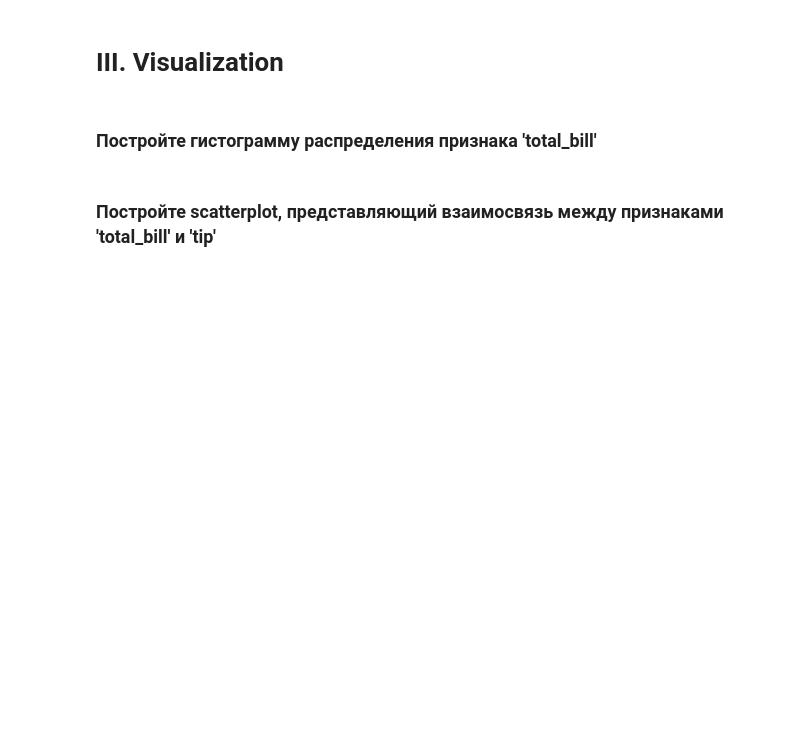
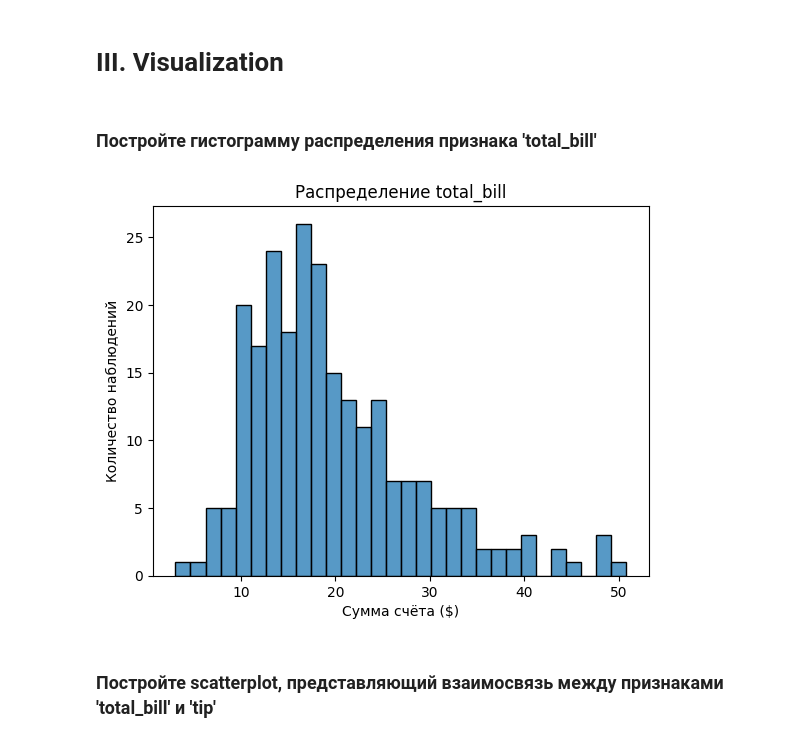
Before and after one commit to yulllss/ML-Basic, a Jupyter notebook: homework_07/homework_07.ipynb, the cells around one changed output. Drawn from its saved outputs; the diff is of its cells as text; code cells hidden in the pictures; blank space fills up the shorter version.

```diff
--- a/homework_07/homework_07.ipynb
+++ b/homework_07/homework_07.ipynb
@@ -287,2 +285,11 @@ tips.iloc[80:100]
+# %%
+sns.histplot(data=tips, x='total_bill', bins=30)
+
+plt.title('Распределение total_bill')
+plt.xlabel('Сумма счёта ($)')
+plt.ylabel('Количество наблюдений')
+plt.show()
+# %% [output]
+[figure, added]
 # %% [markdown]
 ### Постройте scatterplot, представляющий взаимосвязь между признаками 'total_bill' и 'tip'
```
Also changed, not shown: parts of 12 cells of this notebook.
